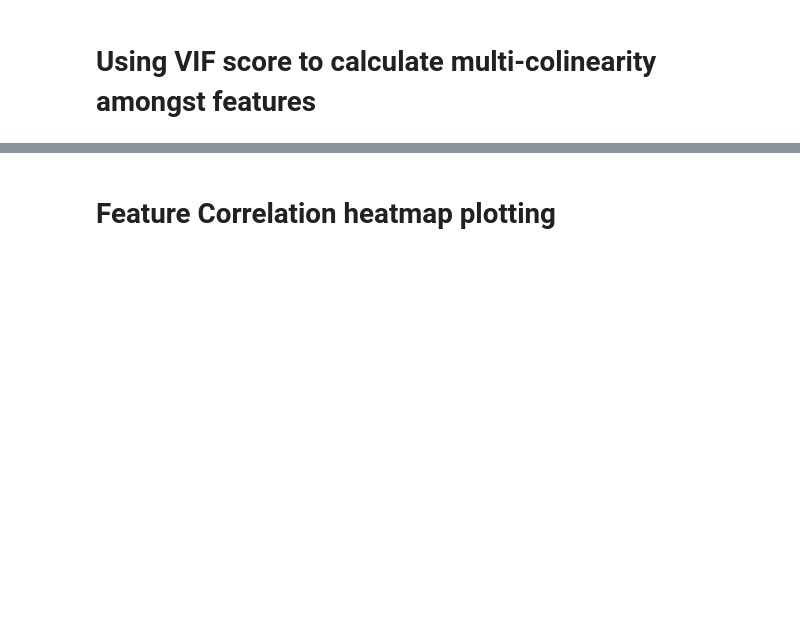
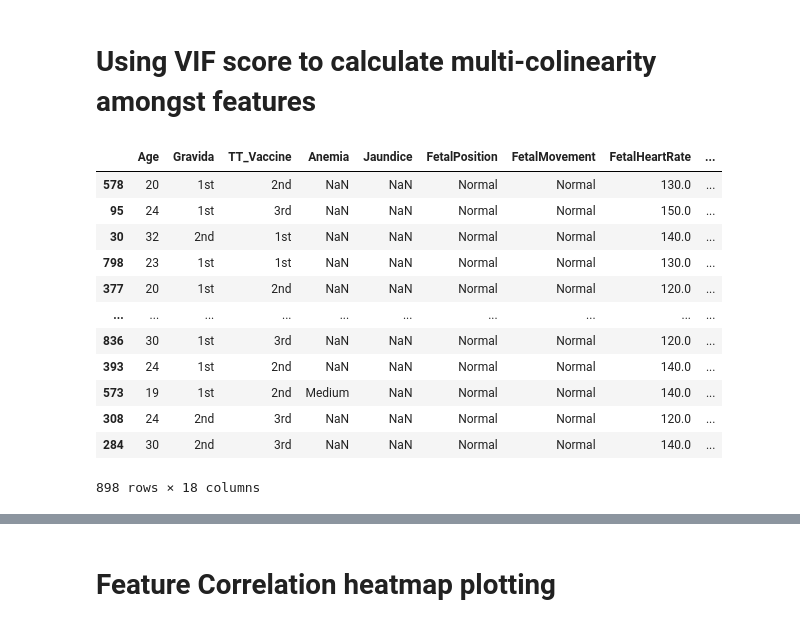
Before and after one commit to TakeASwing-420/maternal-health, a Jupyter notebook: mh.ipynb, the cells around one changed output, grey strips where cells are left out. Saved outputs shown, nothing was run; the diff lists cells and outputs as text; code cells hidden in the pictures; blank space fills up the shorter version.

```diff
--- a/mh.ipynb
+++ b/mh.ipynb
@@ -104,6 +176,22 @@ def vif(X):
     vif_data["VIF"] = [variance_inflation_factor(X.values, i) for i in range(X.shape[1])]
 
     return vif_data
+# %%
+df1_train
+# %% [output]
+|  | Age | Gravida | TT_Vaccine | Anemia | Jaundice | FetalPosition | FetalMovement | FetalHeartRate | ... |
+| 578 | 20 | 1st | 2nd | NaN | NaN | Normal | Normal | 130.0 | ... |
+| 95 | 24 | 1st | 3rd | NaN | NaN | Normal | Normal | 150.0 | ... |
+| 30 | 32 | 2nd | 1st | NaN | NaN | Normal | Normal | 140.0 | ... |
+| 798 | 23 | 1st | 1st | NaN | NaN | Normal | Normal | 130.0 | ... |
+| 377 | 20 | 1st | 2nd | NaN | NaN | Normal | Normal | 120.0 | ... |
+| ... | ... | ... | ... | ... | ... | ... | ... | ... | ... |
+| 836 | 30 | 1st | 3rd | NaN | NaN | Normal | Normal | 120.0 | ... |
+| 393 | 24 | 1st | 2nd | NaN | NaN | Normal | Normal | 140.0 | ... |
+| 573 | 19 | 1st | 2nd | Medium | NaN | Normal | Normal | 140.0 | ... |
+| 308 | 24 | 2nd | 3rd | NaN | NaN | Normal | Normal | 120.0 | ... |
+| 284 | 30 | 2nd | 3rd | NaN | NaN | Normal | Normal | 140.0 | ... |
+898 rows × 18 columns
 # %%
 from sklearn.preprocessing import LabelEncoder
 
```
Also changed, not shown: parts of 22 cells of this notebook, 3 other files.
